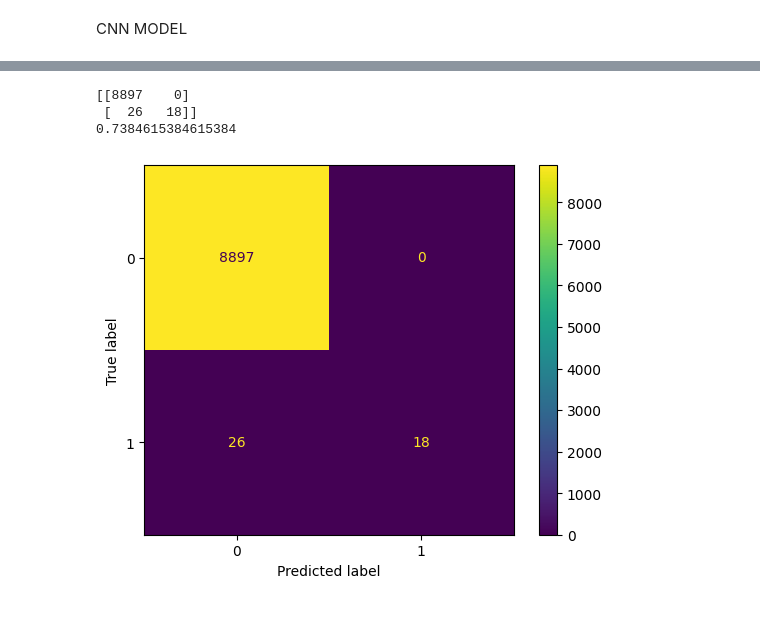
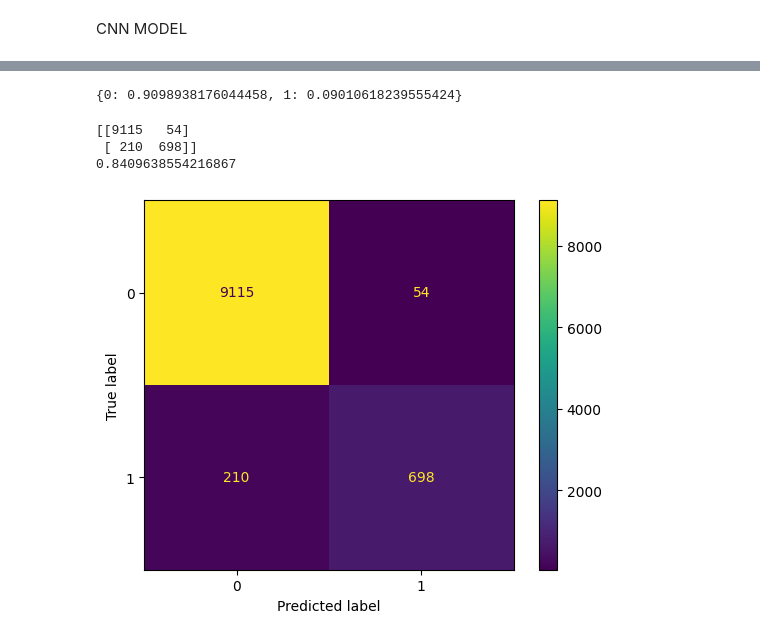
Before and after one commit to giacomo-santoni/Thesis-blindcams, a Jupyter notebook: ultima_versione_buoni/ml_robustscaler_10_basic.ipynb, the cells around one changed output, grey strips where cells are left out. Saved outputs shown, nothing was run; the diff lists cells and outputs as text; code cells hidden in the pictures.

```diff
--- a/ultima_versione_buoni/ml_robustscaler_10_basic.ipynb
+++ b/ultima_versione_buoni/ml_robustscaler_10_basic.ipynb
@@ -411,0 +344,3 @@ weights_classes
+# %%
+train_initial_bias, train_weights_classes, train_percentage = DatasetWeights(train_labels_aug, train_ds_aug)
+val_initial_bias, val_weights_classes, val_percentage = DatasetWeights(val_labels_aug, val_ds_aug)
@@ -412,9 +359,3 @@ weights_classes
 # %%
 #PARAMETERS for NN
-def InitializeCNNParameters():
-    batch_size = 32
-    epochs = 10
-    input_shape = [batch_size, 32,32,1]
-    metric = keras.metrics.F1Score()
-    loss_func = tf.keras.losses.BinaryCrossentropy()
-    return batch_size, epochs, input_shape,metric,loss_func
+CNNparameters = {"batch_size" : 32, "epochs" : 10, "input_shape" : [32,32,32,1], "metric" : keras.metrics.F1Score(threshold=0.5), "loss_func" : tf.keras.losses.BinaryCrossentropy(), "callback" : tf.keras.callbacks.EarlyStopping(patience=0)}
@@ -475,7 +427,7 @@ _________________________________________________________________
 # %%
 #callbacks = [keras.callbacks.ModelCheckpoint("/Users/giacomosantoni/Desktop/TESI/Progetto_ML/blindcams/ultima_versione_buoni/tf_model_new/cams_model_new.keras")]
 train_labels_aug = train_labels_aug.astype(np.float32)
-val_labels = val_labels.astype(np.float32)
-history = model.fit(train_ds_aug, train_labels_aug, validation_data= (val_ds, val_labels), epochs=epochs, batch_size=batch_size, class_weight=weights_classes)
+val_labels_aug = val_labels_aug.astype(np.float32)
+history = model.fit(train_ds_aug, train_labels_aug, validation_data= (val_ds_aug, val_labels_aug), epochs=CNNparameters["epochs"], callbacks=CNNparameters["callback"], batch_size=CNNparameters["batch_size"], class_weight=val_weights_classes)#
 # %% [output]
 Epoch 1/10
@@ -503,11 +444,0 @@ saved_model = model.save("/Users/giacomosantoni/Desktop/TESI/Progetto_ML/blindca
-# %%
-predictions_val = model.predict(val_ds)
-predictions = np.squeeze(predictions_val)
-
-i = 0
-predictions_val_approx = []
-for value in predictions:
-    value_approx = int(round(value,0))
-    predictions_val_approx.append(value_approx)
-
-predictions_val_approx = np.asarray(predictions_val_approx)
@@ -543,10 +461,15 @@ predictions_test_approx = np.asarray(predictions_test_approx)
+# %%
+test_percentage
+# %% [output]
+{0: 0.9098938176044458, 1: 0.09010618239555424}
 # %%
 cm_test = metrics.confusion_matrix(test_labels, predictions_test_approx)
 print(cm_test)
 cm_display = metrics.ConfusionMatrixDisplay(cm_test).plot()
+F1 = metrics.f1_score(test_labels, predictions_test_approx, average = 'binary')
 print(F1)
 # %% [output]
-[[8897    0]
- [  26   18]]
-0.7384615384615384
+[[9115   54]
+ [ 210  698]]
+0.8409638554216867
-[figure, old version]
+[figure, new version]
```
Also changed, not shown: parts of 63 cells of this notebook.
